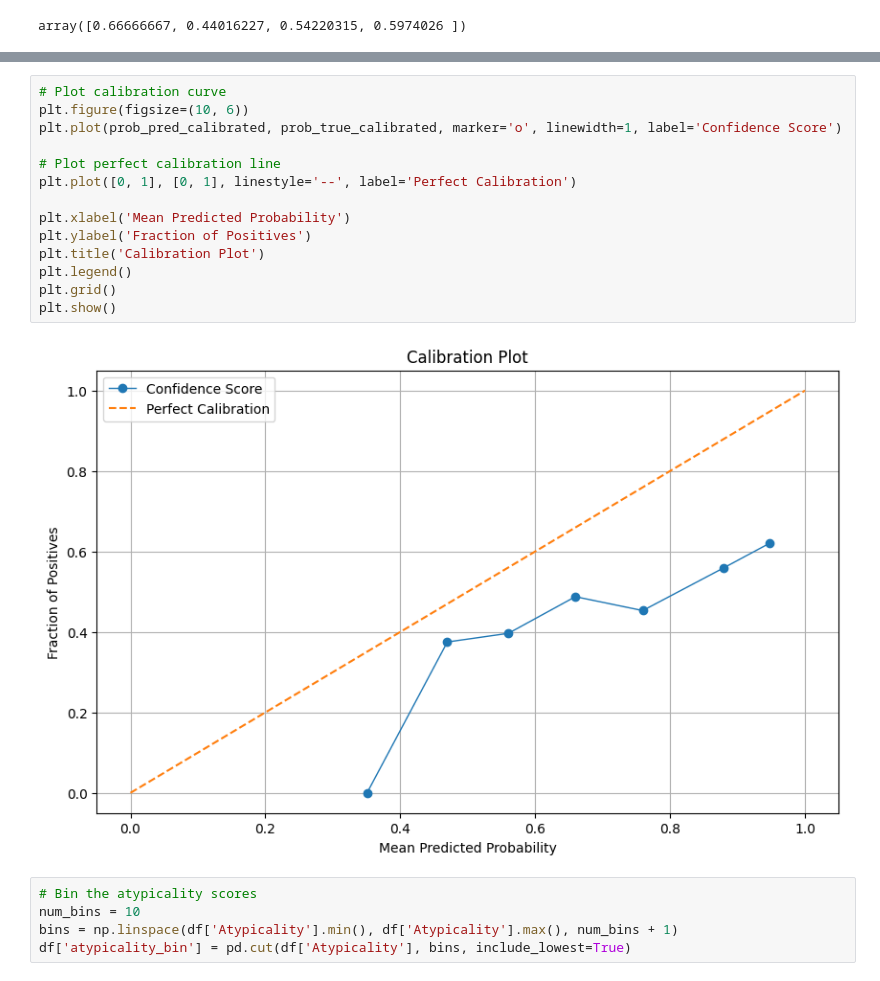
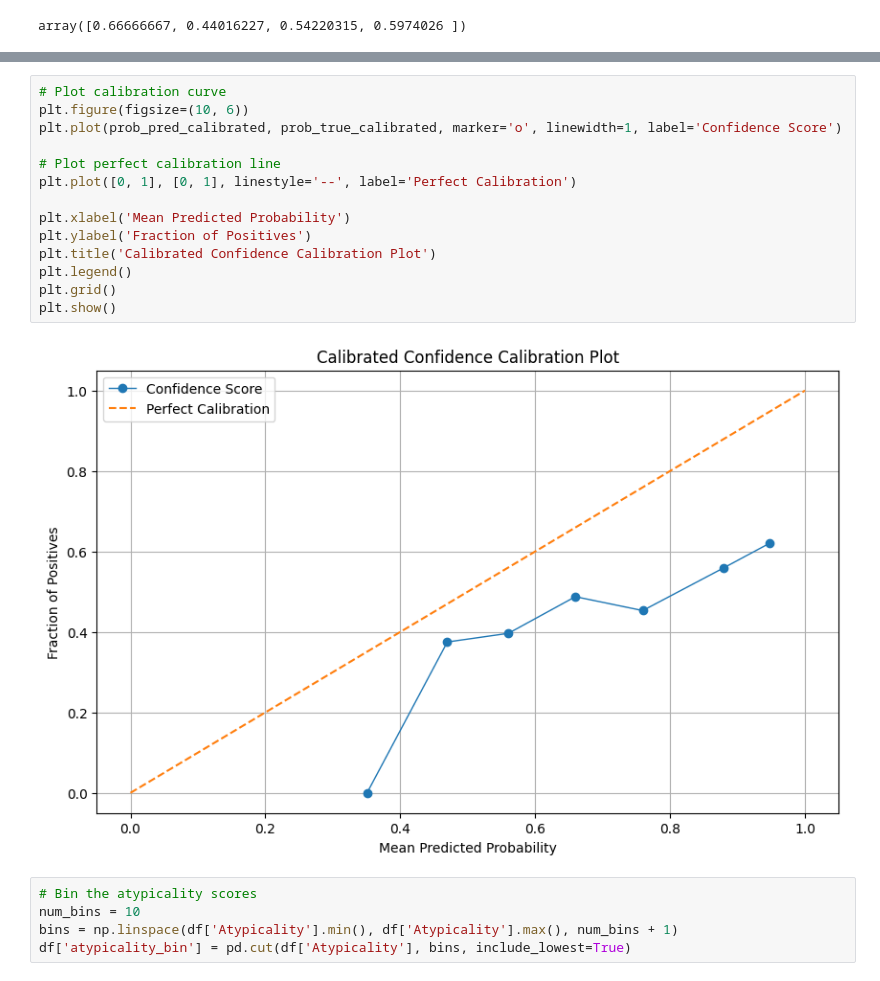
Before and after one commit to jeremy-qin/medical_confidence_elicitation, a Jupyter notebook: analysis.ipynb, the cells around one changed output, grey strips where cells are left out. Saved outputs shown, nothing was run; the diff lists cells and outputs as text.

```diff
--- a/analysis.ipynb
+++ b/analysis.ipynb
@@ -59,19 +59,19 @@ plt.show()
 # %%
 # Plot calibration curve
 plt.figure(figsize=(10, 6))
 plt.plot(prob_pred_calibrated, prob_true_calibrated, marker='o', linewidth=1, label='Confidence Score')
 
 # Plot perfect calibration line
 plt.plot([0, 1], [0, 1], linestyle='--', label='Perfect Calibration')
 
 plt.xlabel('Mean Predicted Probability')
 plt.ylabel('Fraction of Positives')
-plt.title('Calibration Plot')
+plt.title('Calibrated Confidence Calibration Plot')
 plt.legend()
 plt.grid()
 plt.show()
 # %% [output]
-[figure, old version]
+[figure, new version]
 # %%
 # Bin the atypicality scores
 num_bins = 10
```
Also changed, not shown: parts of 18 cells of this notebook, 2 other files.
